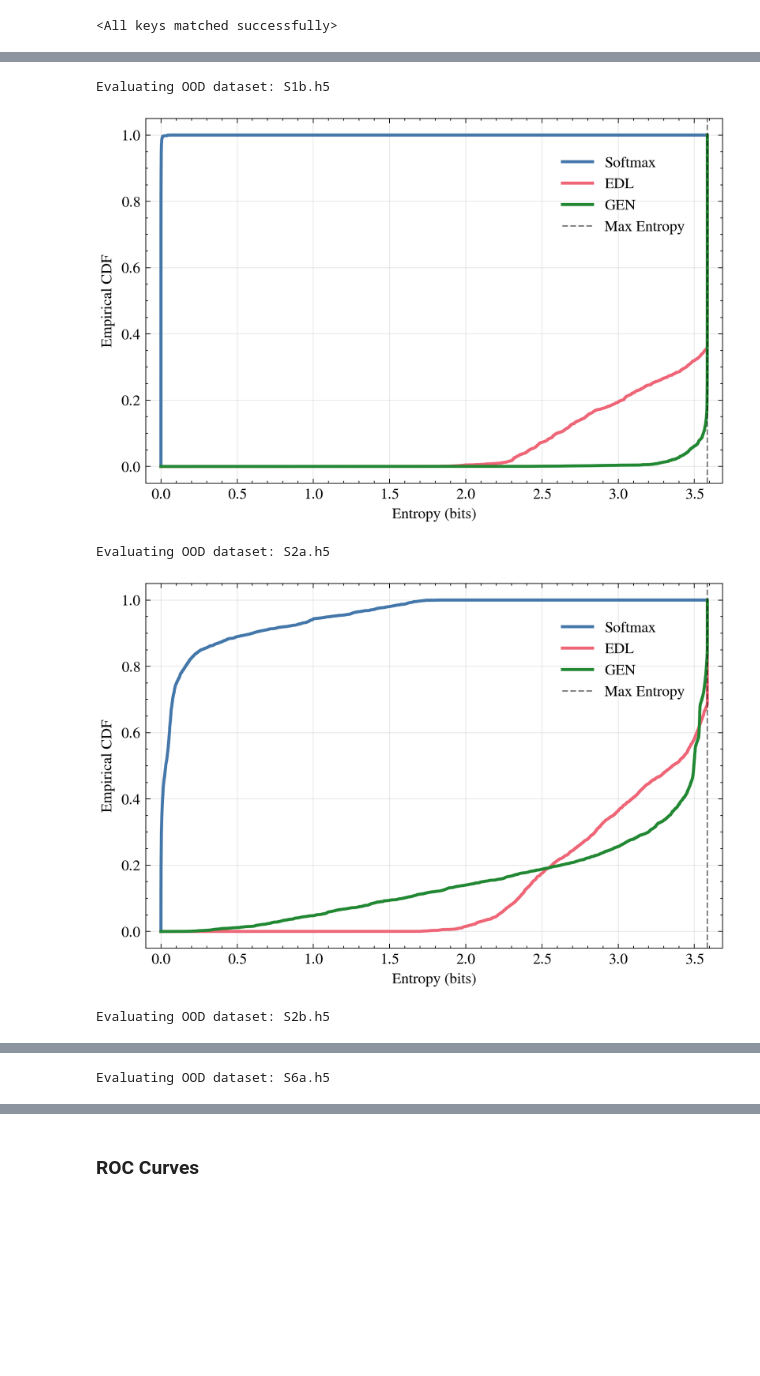
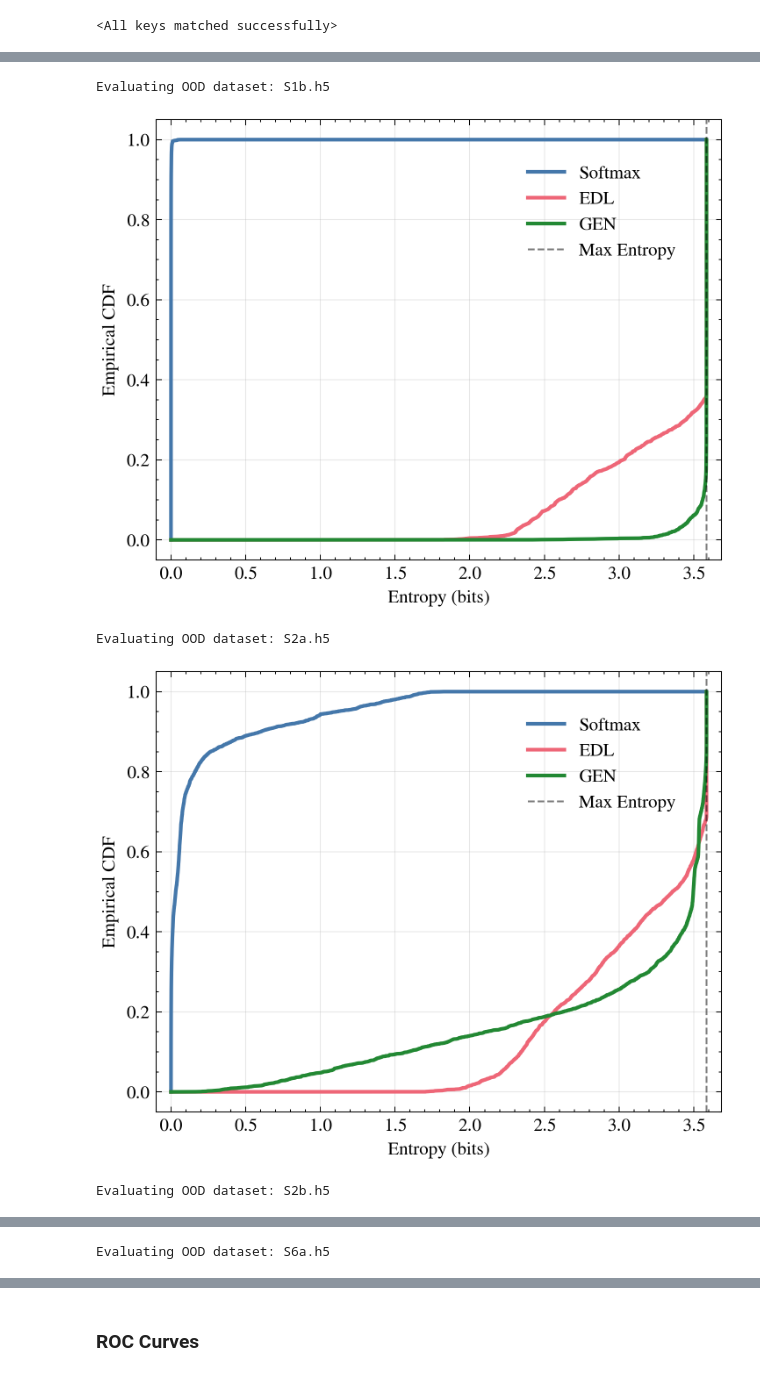
Before and after one commit to LucaCtt/csi-vae, a Jupyter notebook: notebooks/best_model.ipynb, the cells around one changed output, grey strips where cells are left out. Cells and saved outputs as stored; diff of their text form; code cells hidden in the pictures; blank space fills up the shorter version.

```diff
--- a/notebooks/best_model.ipynb
+++ b/notebooks/best_model.ipynb
@@ -439,8 +439,9 @@ def _softmax_inference(logits: torch.Tensor) -> tuple[torch.Tensor, torch.Tensor
     logits = logits.float()
     probs = torch.nn.functional.softmax(logits, dim=1)
     pred = probs.argmax(dim=1)
+    uncertainty = 1 - probs.max(dim=-1).values # Entropy
 
-    return pred, torch.zeros_like(pred), probs
+    return pred, uncertainty, probs
 
 for ood_dataset in OOD_DATASETS:
     print(f"Evaluating OOD dataset: {ood_dataset.name}")
@@ -452,36 +453,36 @@ for ood_dataset in OOD_DATASETS:
         "EDL": compute_ood_entropy(edl_model, edl_inference, ood_dl, DEVICE),
         "GEN": compute_ood_entropy(gen_model, gen_inference, ood_dl, DEVICE),
     }
     max_entropy = np.log2(settings.n_activities)
 
-    plt.figure(figsize=(6, 4))
+    plt.figure(figsize=(5, 4))
 
     for label, entropies in results.items():
         # Sort data for ECDF
         x = np.sort(entropies)
         y = np.arange(1, len(x) + 1) / len(x)
 
         plt.plot(
             np.concatenate(([0], x, [max_entropy])),
             np.concatenate(([0], y, [y[-1]])),
             label=label,
             lw=2,
         )
 
     plt.axvline(x=max_entropy, color="k", linestyle="--", alpha=0.5, label="Max Entropy")
 
     plt.xlabel("Entropy (bits)")
     plt.ylabel("Empirical CDF")
     plt.legend()
     plt.grid(True, alpha=0.3)
     plt.xlim(-0.1, max_entropy + 0.1)
     plt.legend(loc="upper right", borderpad=2)
     plt.tight_layout()
-    plt.savefig(PLOTS_DIR / f"edl_ood_entropy_cdf_{ood_dataset.name.split('.')[0]}.pdf")
+    plt.savefig(PLOTS_DIR / f"edl_cdf_{ood_dataset.name.split('.')[0]}.pdf")
     plt.show()
 # %% [output]
 Evaluating OOD dataset: S1b.h5
-[figure, old version]
+[figure, new version]
 Evaluating OOD dataset: S2a.h5
-[figure, old version]
+[figure, new version]
 Evaluating OOD dataset: S2b.h5
```
Also changed, not shown: parts of 5 cells of this notebook, 1 other file.
